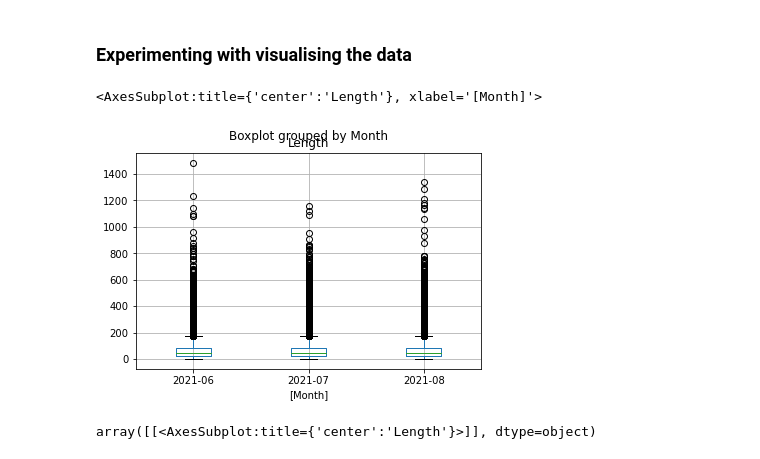
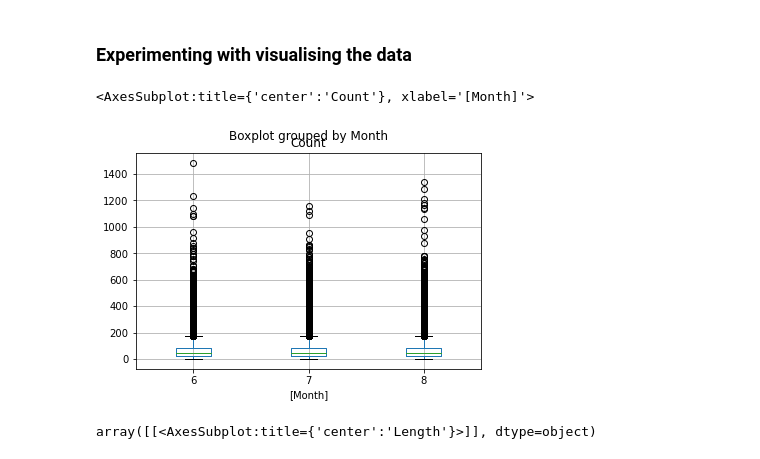
Before and after one commit to nhsconnect/prm-gp2gp-data-sandbox, a Jupyter notebook: notebooks/70-PRMT-2346-attachments-over-time.ipynb, the cells around one changed output. Saved outputs shown, nothing was run; the diff lists cells and outputs as text; code cells hidden in the pictures.

Commit message:
PRMT-2346 [HZ/DS] Update notebook to use usable generate statistics functions

```diff
--- a/notebooks/70-PRMT-2346-attachments-over-time.ipynb
+++ b/notebooks/70-PRMT-2346-attachments-over-time.ipynb
@@ -65,8 +70,11 @@ ehr_attachments = pd.merge(attachments_real, unique_ehr_request_completed_messag
 # %% [markdown]
 ## A. Attachment sizes over time
 # %%
+# convert to naive timestamp
+ehr_attachments['_time'] = ehr_attachments['_time'].dt.tz_localize(None)
+
 # Extract month and date from the time stamp. Convert length to MB
-ehr_attachments['Month'] = ehr_attachments['_time'].dt.to_period('M')
+ehr_attachments['Month'] = ehr_attachments['_time'].dt.month
 ehr_attachments['Date'] = ehr_attachments['_time'].dt.to_period('D')
 ehr_attachments['Length in MB'] = ehr_attachments["Length"].fillna(0)/(1024**2)
 # %%
@@ -165,0 +128,16 @@ pd.concat([june_summary, july_summary, august_summary], axis=1)
+# %%
+def group_by_conversation(dataframe):
+    return (dataframe
+               .groupby(by="conversationID")
+               .agg({"Length": "count", "Date" : "max", "Month": "max"})
+               .rename(columns={"Length": "Count"})
+              )
+
+
+def generate_monthly_attachment_number_stats(dataframe):
+    attachments_grouped_by_conversation = group_by_conversation(dataframe)
+
+    return (pd
+        .pivot_table(attachments_grouped_by_conversation, values="Count", columns=["Month"], aggfunc="describe")
+        .rename(columns={6: "June", 7: "July", 8: "August"})
+    )
@@ -201,7 +174,9 @@ There doesn't seem to be any significant changes in number of attachments and it
 # %% [markdown]
 ### Experimenting with visualising the data
 # %%
+ehr_attachments_grouped_by_conversation = group_by_conversation(ehr_attachments)
+
 ehr_attachments_grouped_by_conversation.boxplot(by='Month')
 # %% [output]
-<AxesSubplot:title={'center':'Length'}, xlabel='[Month]'>
+<AxesSubplot:title={'center':'Count'}, xlabel='[Month]'>
-[figure, old version]
+[figure, new version]
```
Also changed, not shown: parts of 15 cells of this notebook.
